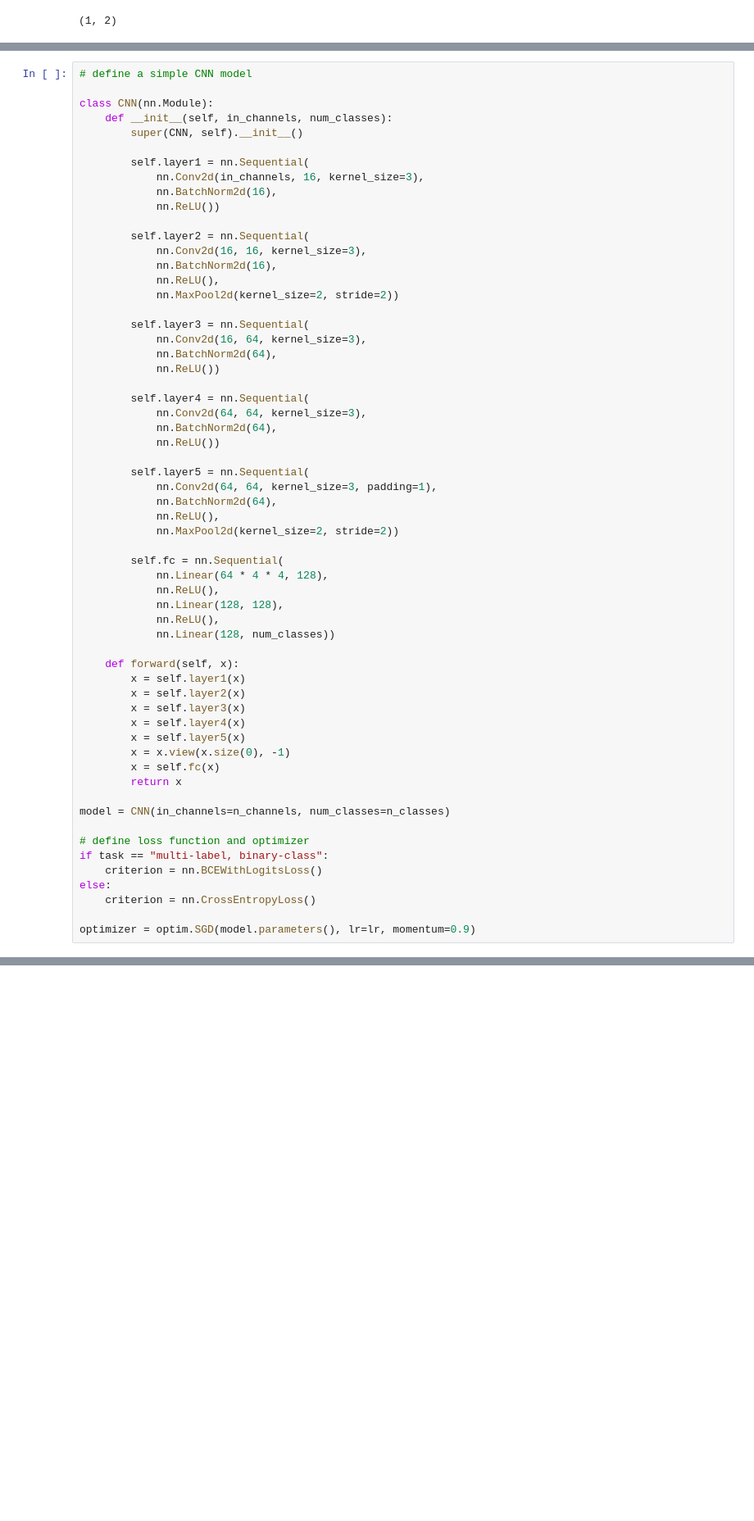
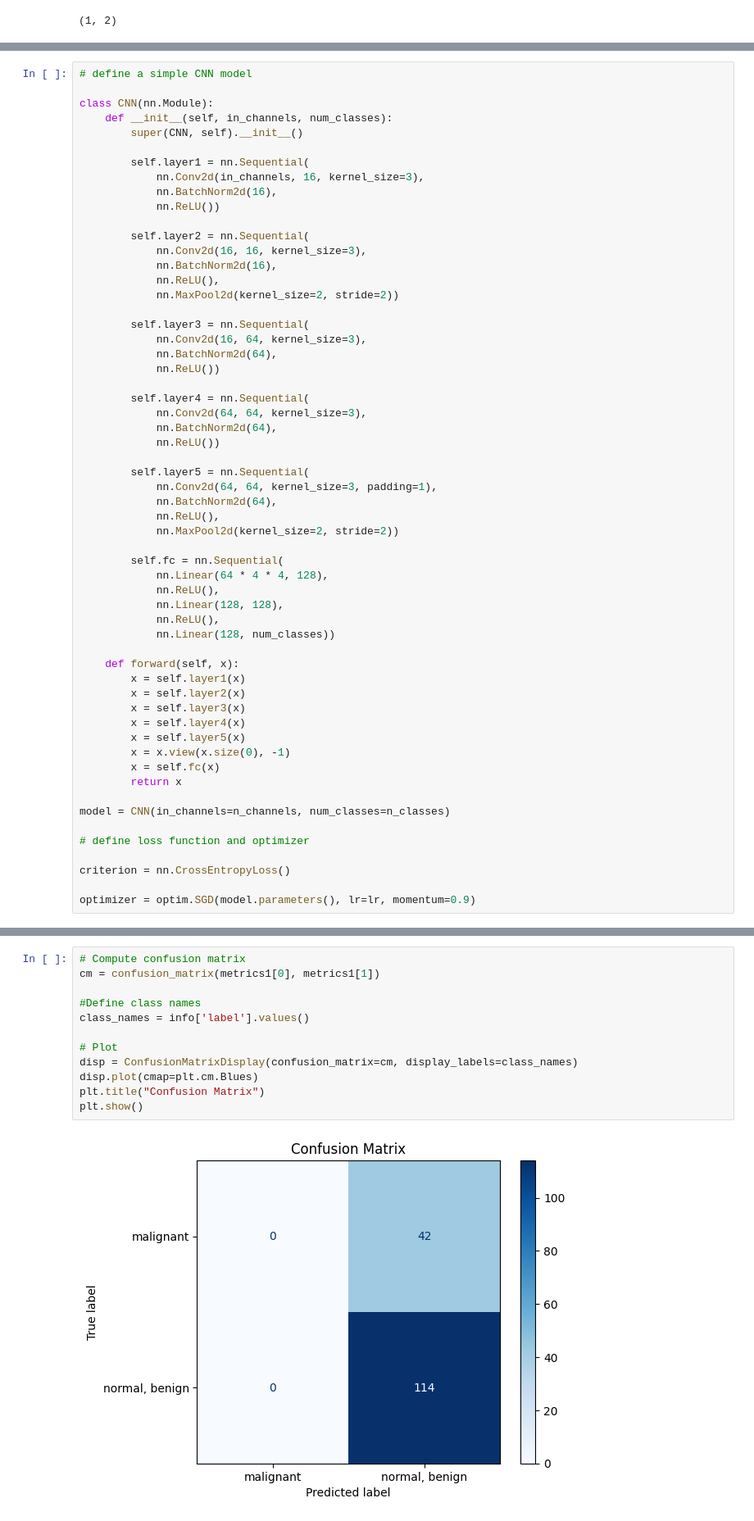
Before and after one commit to ankhoa1212/CPSC-483-Final-Project, a Jupyter notebook: cpsc483_final_project_cnn.ipynb, the cells around one changed output, grey strips where cells are left out. Shown: that part at 82% size. Drawn from its saved outputs; the diff is of its cells as text; blank space fills up the shorter version.

```diff
--- a/cpsc483_final_project_cnn.ipynb
+++ b/cpsc483_final_project_cnn.ipynb
@@ -123,10 +128,8 @@ class CNN(nn.Module):
 model = CNN(in_channels=n_channels, num_classes=n_classes)
 
 # define loss function and optimizer
-if task == "multi-label, binary-class":
-    criterion = nn.BCEWithLogitsLoss()
-else:
-    criterion = nn.CrossEntropyLoss()
+
+criterion = nn.CrossEntropyLoss()
 
 optimizer = optim.SGD(model.parameters(), lr=lr, momentum=0.9)
 # %%
@@ -196,0 +249,14 @@ test  auc: 0.724  acc:0.731
+# %%
+# Compute confusion matrix
+cm = confusion_matrix(metrics1[0], metrics1[1])
+
+#Define class names
+class_names = info['label'].values()
+
+# Plot
+disp = ConfusionMatrixDisplay(confusion_matrix=cm, display_labels=class_names)
+disp.plot(cmap=plt.cm.Blues)
+plt.title("Confusion Matrix")
+plt.show()
+# %% [output]
+[figure, added]
```
Also changed, not shown: parts of 9 cells of this notebook.
